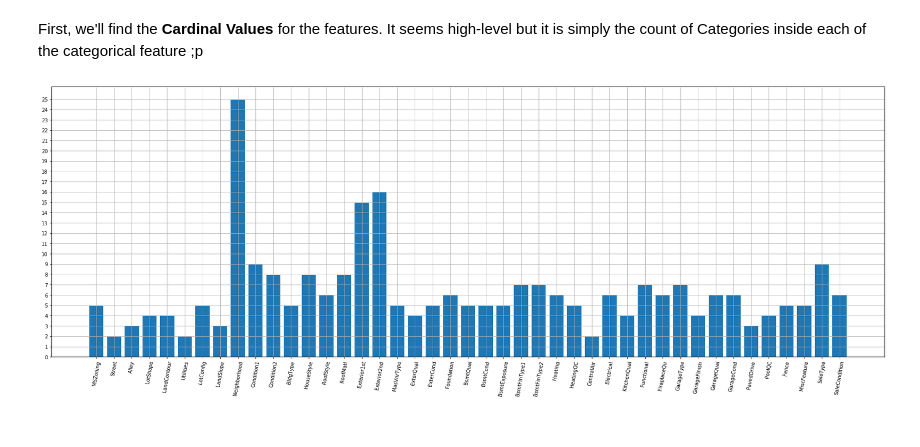
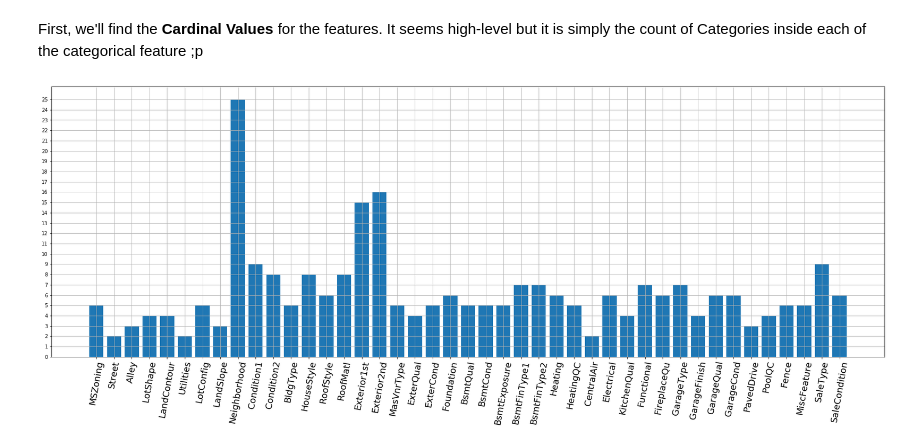
Before and after one commit to ParthikB/Data_Science, a Jupyter notebook: analysis.ipynb, the cells around one changed output. Saved outputs shown, nothing was run; the diff lists cells and outputs as text; code cells hidden in the pictures.

```diff
--- a/analysis.ipynb
+++ b/analysis.ipynb
@@ -313,14 +313,14 @@ First, we'll find the **Cardinal Values** for the features. It seems high-level
 # %%
 categories = []
 for f in categorical_features:
 #     print(f'{f} > {len(dataset[f].unique())}')
     categories.append(len(dataset[f].unique()))
 
 plt.figure(figsize=(30, 10))
 plt.bar(categorical_features, categories)
 
 plt.yticks(range(0, 26, 1))
-plt.xticks(rotation=80)
+plt.xticks(rotation=80, fontsize=18)
 plt.grid(1)
 # %% [output]
-[figure, old version]
+[figure, new version]
```
Also changed, not shown: parts of 2 cells of this notebook.
